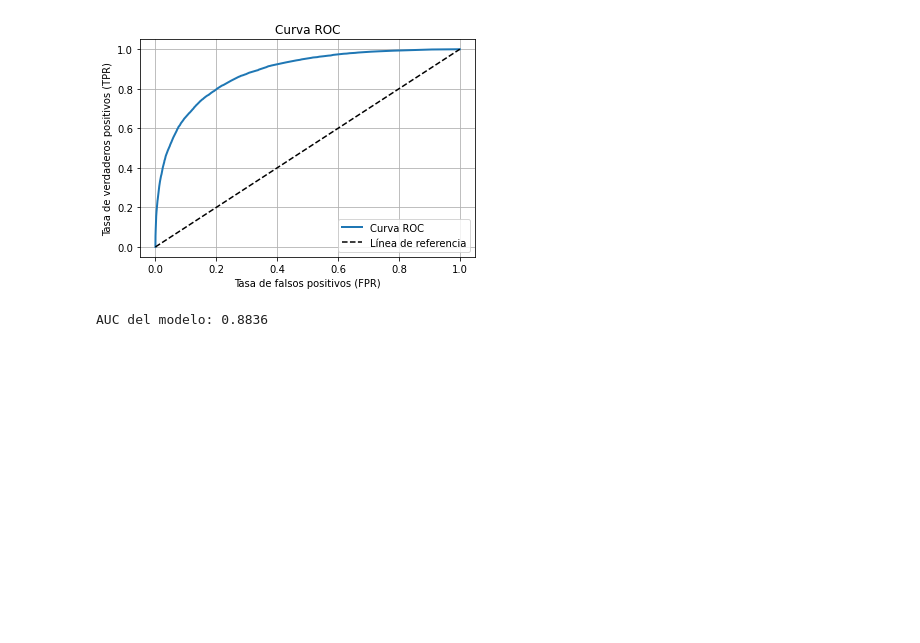
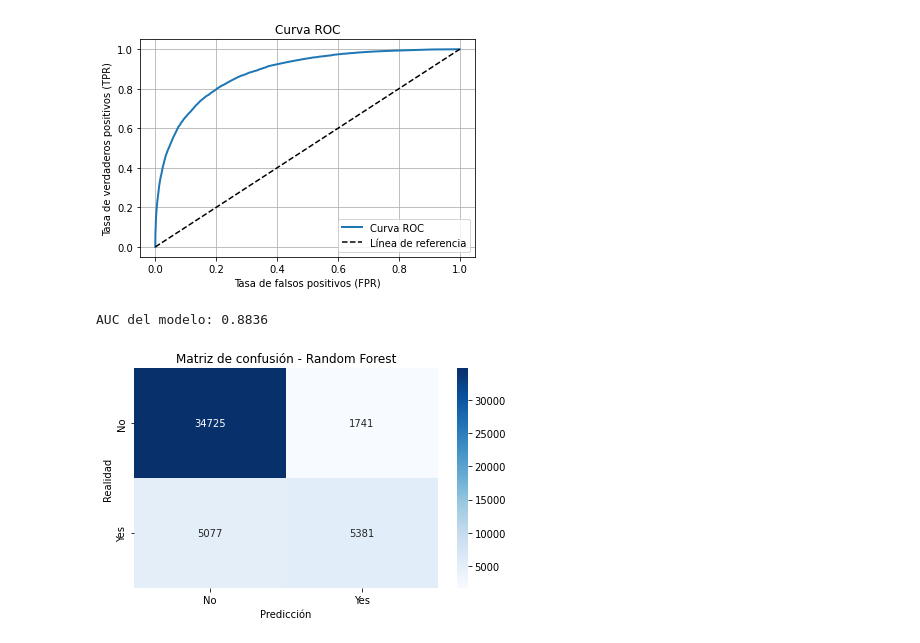
Before and after one commit to fr4nc15co/classification_methods, a Jupyter notebook: 1ST DATASET/RANDOM FOREST/weather.ipynb, the cells around one changed output. Cells and saved outputs as stored; diff of their text form; code cells hidden in the pictures; blank space fills up the shorter version.

Commit message:
New visualizations

```diff
--- a/1ST DATASET/RANDOM FOREST/weather.ipynb
+++ b/1ST DATASET/RANDOM FOREST/weather.ipynb
@@ -903,6 +909,27 @@ auc = roc_auc_score(y_test, y_pred_prob)
 print(f"AUC del modelo: {auc:.4f}")
 # %% [output]
 AUC del modelo: 0.8836
+# %%
+from sklearn.metrics import confusion_matrix
+import seaborn as sns
+import matplotlib.pyplot as plt
+
+# Obtener la matriz de confusión
+cm = confusion_matrix(y_test, y_pred)
+
+# Etiquetas de las clases (ajusta si usas otras etiquetas)
+labels = ['No', 'Yes']
+
+# Dibujar la matriz de confusión
+plt.figure(figsize=(6, 4))
+sns.heatmap(cm, annot=True, fmt='d', cmap='Blues', xticklabels=labels, yticklabels=labels)
+plt.xlabel('Predicción')
+plt.ylabel('Realidad')
+plt.title('Matriz de confusión - Random Forest')
+plt.tight_layout()
+plt.show()
+# %% [output]
+[figure, added]
 # %%
 
 
```
Also changed, not shown: parts of 12 cells of this notebook, 14 other files.
